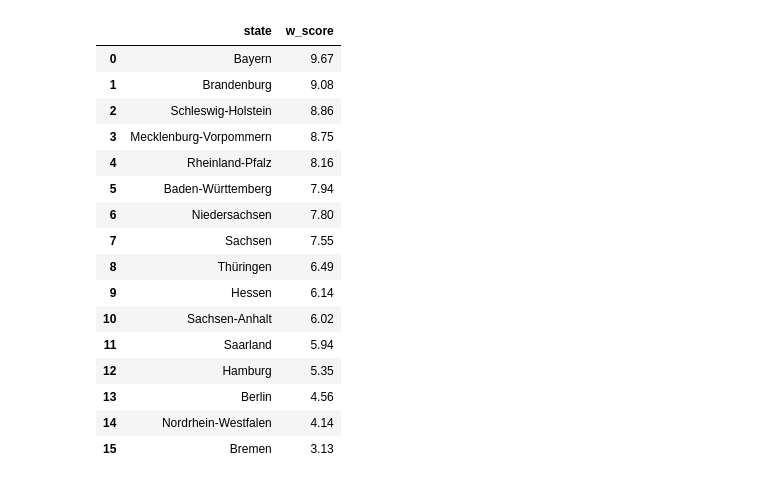
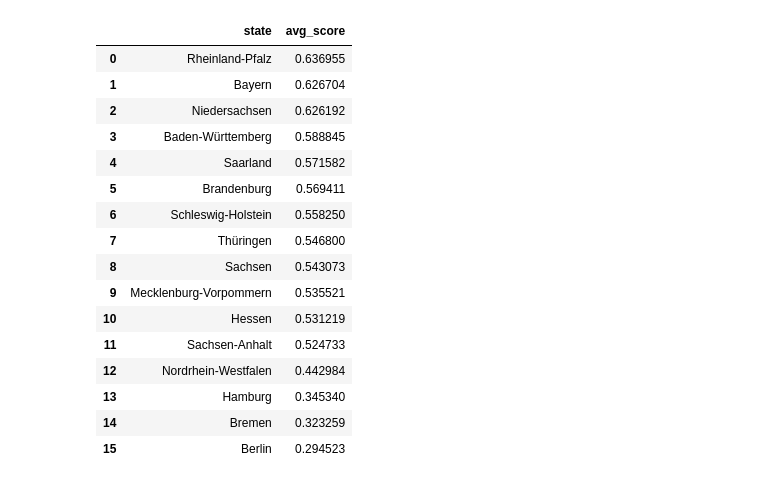
Before and after one commit to deminghh/House-Buyer-Guide, a Jupyter notebook: score_calculator_state.ipynb, the cells around one changed output. Cells and saved outputs as stored; diff of their text form; code cells hidden in the pictures.

Commit message:
Clean score calculator

```diff
--- a/score_calculator_state.ipynb
+++ b/score_calculator_state.ipynb
@@ -6,6 +6,6 @@ from cred import credentials
 from request_api import get_genesis_api
 from sql import get_data
 # %%
-data = pd.read_csv('all_merged_scaled_ur.csv', index_col=0)
-data
+data = pd.read_csv('all_scaled_grouped.csv', index_col=0)
+data.sort_values(by='house_price_€/m²')
 # %% [output]
@@ -30,15 +30,22 @@ data
 # %%
-columns = ['age_avg', 'employment_rate', 'new_building', 'area_new_b', 'rooms_new_b', 'cinema', 'cinema_seat', 'museum',
-       'apartment', 'restaurant']
+columns = ['age_avg', 'employment_rate', 'new_building', 'area_new_b', 'rooms_new_b', 'cinema_seat', 'museum',
+       'apartment', 'restaurant', 'living_space_1000qm', 'pop_diff', 'house_price_€/m²',	'salary', 'babyboomer_percentage']
 
-default_weights = dict(zip(columns, [1] * len(columns)))
+default_weights = {'age_avg':2, 'new_building':2,
+              'area_new_b':2, 'rooms_new_b':2,
+              'cinema_seat':1, 'salary': 3,
+              'museum':1,'apartment':2,
+              'restaurant':1, 'employment_rate': 3,
+              'living_space_1000qm': 3,
+              'pop_diff': 1, 'house_price_€/m²':3, 'babyboomer_percentage': 2}
 
 def calc_score(weights=default_weights):
     data['w_score'] = [0] * 16
     for col in columns:
         data['w_score'] += data['scaled_%s' % col] * weights[col]
+    data['avg_score'] = data['w_score'] / sum(weights.values())
     data.w_score = round(data.w_score,2)
-    return data.sort_values(by='w_score', ascending=False).reset_index()[['state','w_score']]
+    return data.sort_values(by='avg_score', ascending=False).reset_index()[['state','avg_score']]
 # %%
 calc_score()
 # %% [output]
@@ -62,24 +69,26 @@ calc_score()
 # %%
-calc_score({'age_avg':1, 'new_building':2,
-              'area_new_b':2, 'rooms_new_b':2,
-              'cinema':1, 'cinema_seat':0,
+calc_score({'age_avg':1, 'new_building':1,
+              'area_new_b':1, 'rooms_new_b':2,
+              'cinema_seat':1, 'salary': 3,
               'museum':1,'apartment':2,
-              'restaurant':1, 'employment_rate': 2})
+              'restaurant':1, 'employment_rate': 6,
+              'living_space_1000qm': 3,
+              'pop_diff': 1, 'house_price_€/m²':3, 'babyboomer_percentage': 2})
 # %% [output]
-|  | state | w_score |
-| 0 | Bayern | 9.67 |
-| 1 | Brandenburg | 9.08 |
-| 2 | Schleswig-Holstein | 8.86 |
-| 3 | Mecklenburg-Vorpommern | 8.75 |
-| 4 | Rheinland-Pfalz | 8.16 |
-| 5 | Baden-Württemberg | 7.94 |
-| 6 | Niedersachsen | 7.80 |
-| 7 | Sachsen | 7.55 |
-| 8 | Thüringen | 6.49 |
-| 9 | Hessen | 6.14 |
-| 10 | Sachsen-Anhalt | 6.02 |
-| 11 | Saarland | 5.94 |
-| 12 | Hamburg | 5.35 |
-| 13 | Berlin | 4.56 |
-| 14 | Nordrhein-Westfalen | 4.14 |
-| 15 | Bremen | 3.13 |
+|  | state | avg_score |
+| 0 | Rheinland-Pfalz | 0.636955 |
+| 1 | Bayern | 0.626704 |
+| 2 | Niedersachsen | 0.626192 |
+| 3 | Baden-Württemberg | 0.588845 |
+| 4 | Saarland | 0.571582 |
+| 5 | Brandenburg | 0.569411 |
+| 6 | Schleswig-Holstein | 0.558250 |
+| 7 | Thüringen | 0.546800 |
+| 8 | Sachsen | 0.543073 |
+| 9 | Mecklenburg-Vorpommern | 0.535521 |
+| 10 | Hessen | 0.531219 |
+| 11 | Sachsen-Anhalt | 0.524733 |
+| 12 | Nordrhein-Westfalen | 0.442984 |
+| 13 | Hamburg | 0.345340 |
+| 14 | Bremen | 0.323259 |
+| 15 | Berlin | 0.294523 |
```
Also changed, not shown: parts of 5 cells of this notebook, 1 other file.
